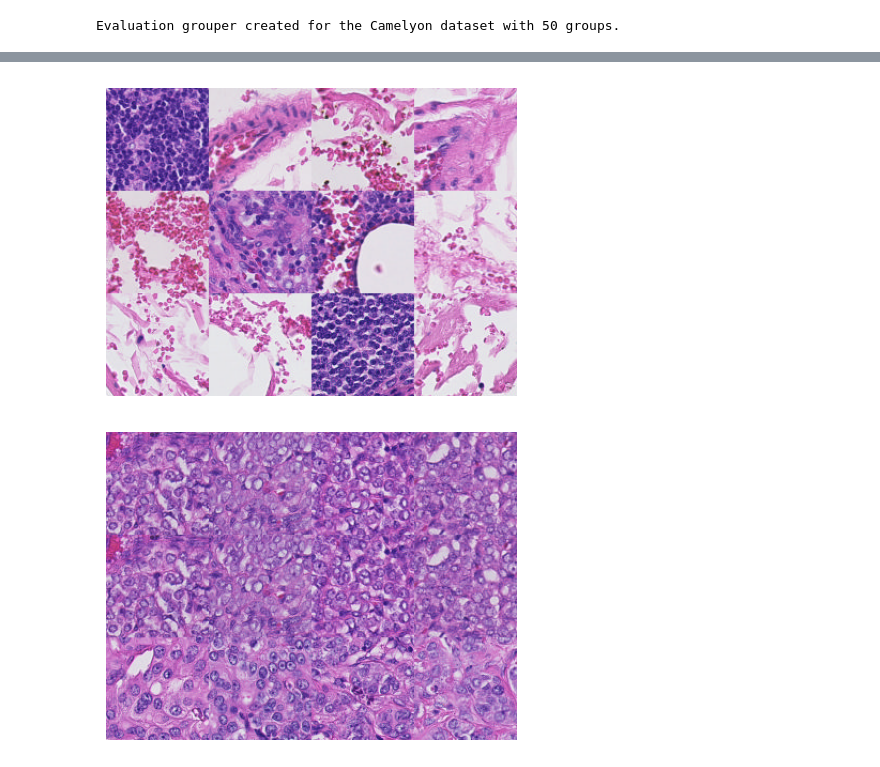
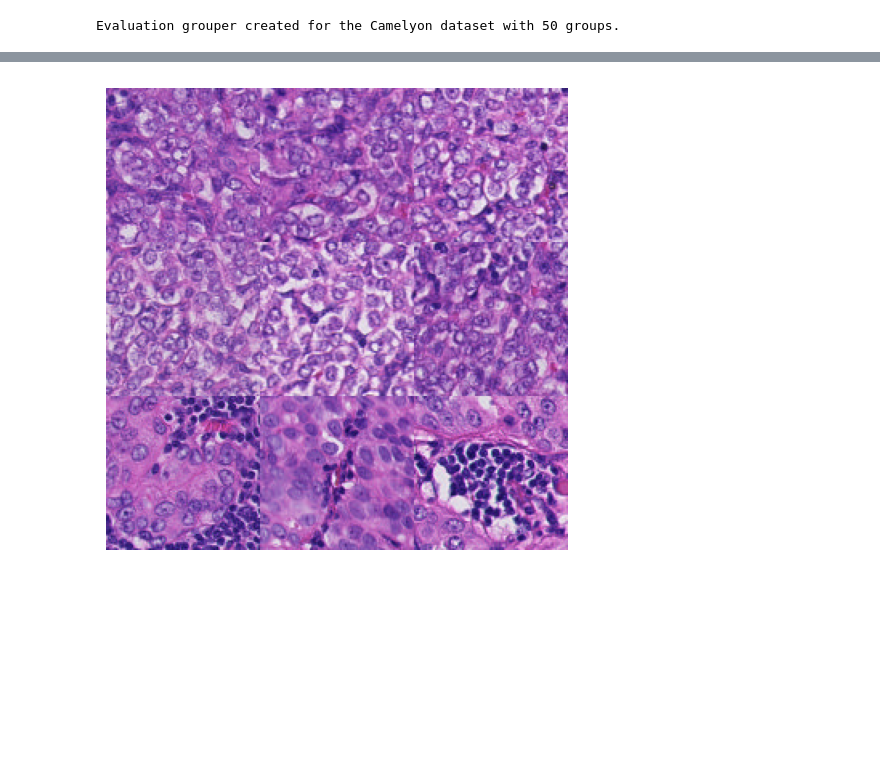
Before and after one commit to Cristian-Mattace/ContriMix, a Jupyter notebook: contrimix_histaugan_analysis.ipynb, the cells around one changed output, grey strips where cells are left out. Saved outputs shown, nothing was run; the diff lists cells and outputs as text; code cells hidden in the pictures; blank space fills up the shorter version.

```diff
--- a/contrimix_histaugan_analysis.ipynb
+++ b/contrimix_histaugan_analysis.ipynb
@@ -178,0 +182,19 @@ ValueError: all the input arrays must have same number of dimensions, but the ar
+# %%
+def _find_contrimix_correct_histaugan_misclassified_examples(slide_number: int, df: pd.DataFrame, num_images: int, dataset: CamelyonDataset) -> Tuple[List[np.ndarray], List[np.ndarray]]:
+    """Returns a tuple of false positive examples and negative corrected by Contrimix
+    """
+    false_pos_df = df.loc[(df['slide_number'] == slide_number) & df['histaugan_y_pred'] & ~df['contrimix_y_pred'] & ~df['y_true'] ]
+    false_neg_df = df.loc[(df['slide_number'] == slide_number) & ~df['histaugan_y_pred'] & df['contrimix_y_pred'] & df['y_true']]
+
+    num_false_pos_patches = len(false_pos_df.index)
+    select_idxs = torch.randperm(num_false_pos_patches)[:num_images]
+    false_pos_ims = [np.array(dataset[false_pos_df.index[int(idx)]][0]) for idx in select_idxs]
+
+    num_false_neg_patches = len(false_neg_df.index)
+    select_idxs = torch.randperm(num_false_neg_patches)[:num_images]
+    false_neg_ims = [np.array(dataset[false_neg_df.index[int(idx)]][0]) for idx in select_idxs]
+    return false_pos_ims, false_neg_ims
+# %%
+false_pos_ims_slide_29, false_neg_ims_slide_29 = _find_contrimix_correct_histaugan_misclassified_examples(slide_number=29, df=combined_df, num_images=3, dataset=wilds_dataset)
+false_pos_ims_slide_23, false_neg_ims_slide_23 = _find_contrimix_correct_histaugan_misclassified_examples(slide_number=29, df=combined_df, num_images=3, dataset=wilds_dataset)
+false_pos_ims_slide_28, false_neg_ims_slide_28 = _find_contrimix_correct_histaugan_misclassified_examples(slide_number=28, df=combined_df, num_images=3, dataset=wilds_dataset)
@@ -179 +206,6 @@ ValueError: all the input arrays must have same number of dimensions, but the ar
+# %%
+# Plot false negative images.
+_plot_multiple_images(images_sets=[false_neg_ims_slide_29, false_neg_ims_slide_23, false_neg_ims_slide_28])
+# %% [output]
+[figure, added]
 # %%
@@ -209,10 +229,0 @@ def _plot_multiple_images(images_sets: List[List[np.ndarray]]) -> None:
-# %%
-# Plot false positive images.
-_plot_multiple_images(images_sets=[false_pos_ims_slide_29, false_pos_ims_slide_23, false_pos_ims_slide_28])
-# %% [output]
-[figure, removed]
-# %%
-# Plot false negative images.
-_plot_multiple_images(images_sets=[false_neg_ims_slide_29, false_neg_ims_slide_29, false_neg_ims_slide_28])
-# %% [output]
-[figure, removed]
```
Also changed, not shown: parts of 22 cells of this notebook, 3 other files.
